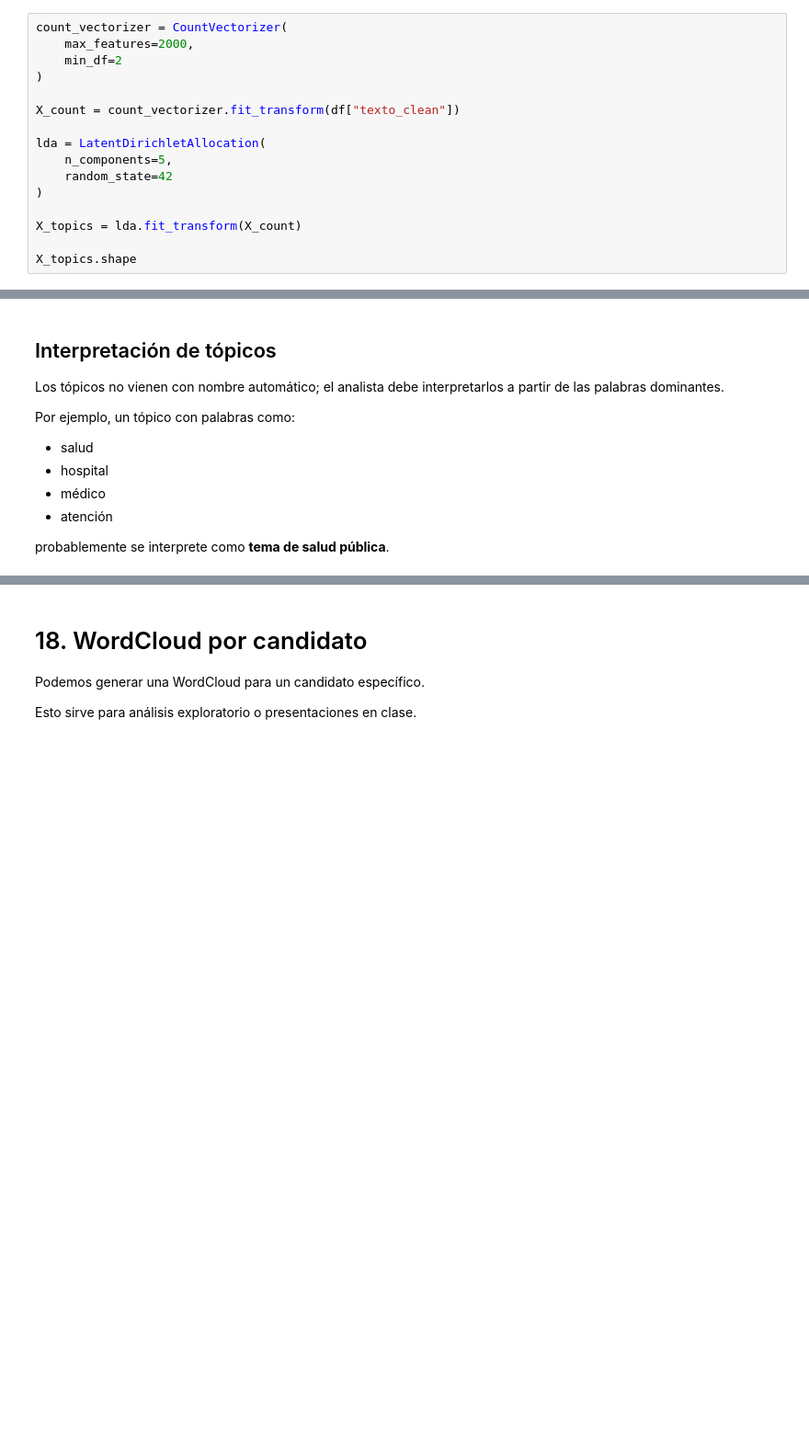
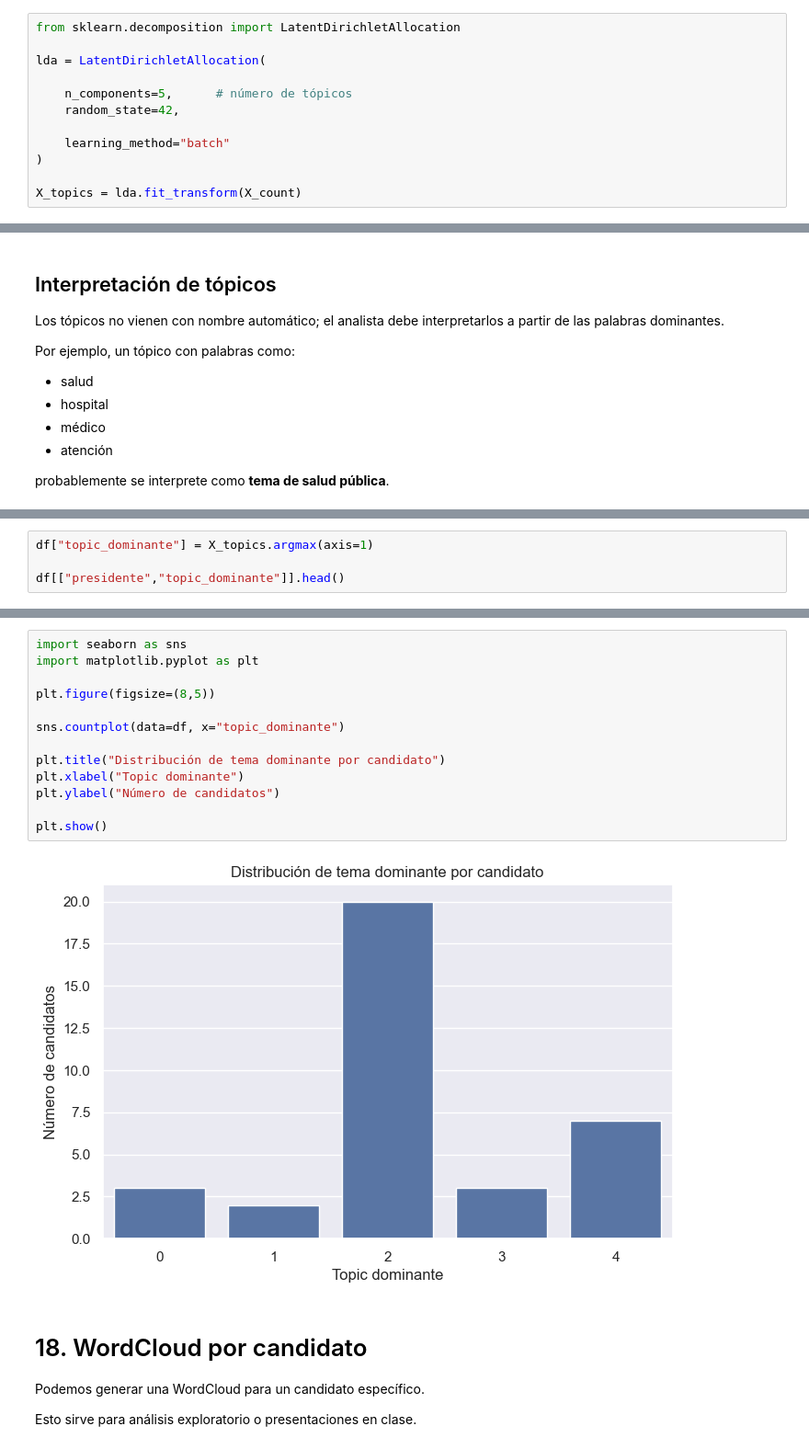
Before and after one commit to josefrodrim/ML-course, a Jupyter notebook: Clase_13_NLP_2.ipynb, the cells around one changed output, grey strips where cells are left out. Shown at 92% size. Drawn from its saved outputs; the diff is of its cells as text; blank space fills up the shorter version.

```diff
--- a/Clase_13_NLP_2.ipynb
+++ b/Clase_13_NLP_2.ipynb
@@ -620,16 +1046,12 @@ sin definirlos manualmente.
 # %%
-count_vectorizer = CountVectorizer(
-    max_features=2000,
-    min_df=2
-)
-
-X_count = count_vectorizer.fit_transform(df["texto_clean"])
+from sklearn.decomposition import LatentDirichletAllocation
 
 lda = LatentDirichletAllocation(
-    n_components=5,
-    random_state=42
+
+    n_components=5,      # número de tópicos
+    random_state=42,
+
+    learning_method="batch"
 )
 
 X_topics = lda.fit_transform(X_count)
-
-X_topics.shape
@@ -678,0 +1129,4 @@ plt.show()
+# %%
+df["topic_dominante"] = X_topics.argmax(axis=1)
+
+df[["presidente","topic_dominante"]].head()
@@ -679,3 +1140,18 @@ plt.show()
+# %%
+import seaborn as sns
+import matplotlib.pyplot as plt
+
+plt.figure(figsize=(8,5))
+
+sns.countplot(data=df, x="topic_dominante")
+
+plt.title("Distribución de tema dominante por candidato")
+plt.xlabel("Topic dominante")
+plt.ylabel("Número de candidatos")
+
+plt.show()
+# %% [output]
+[figure, added]
 # %% [markdown]
 # 18. WordCloud por candidato
 
```
Also changed, not shown: parts of 43 cells of this notebook, 1 other file.
